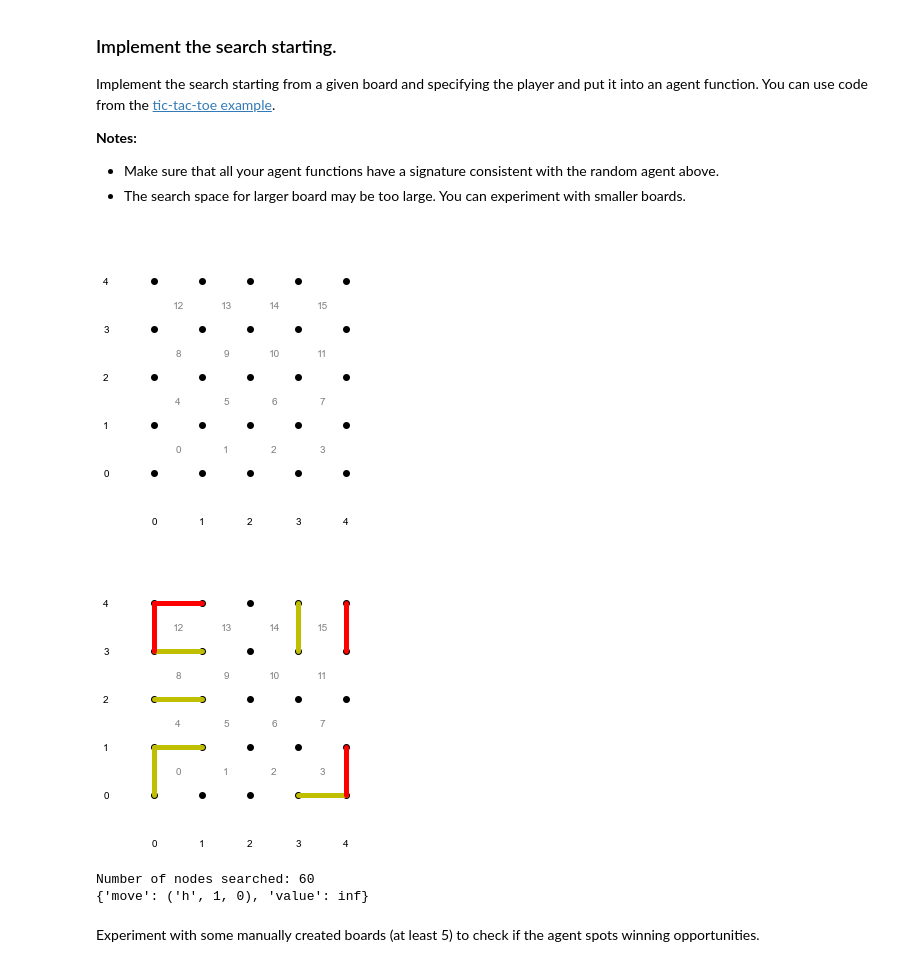
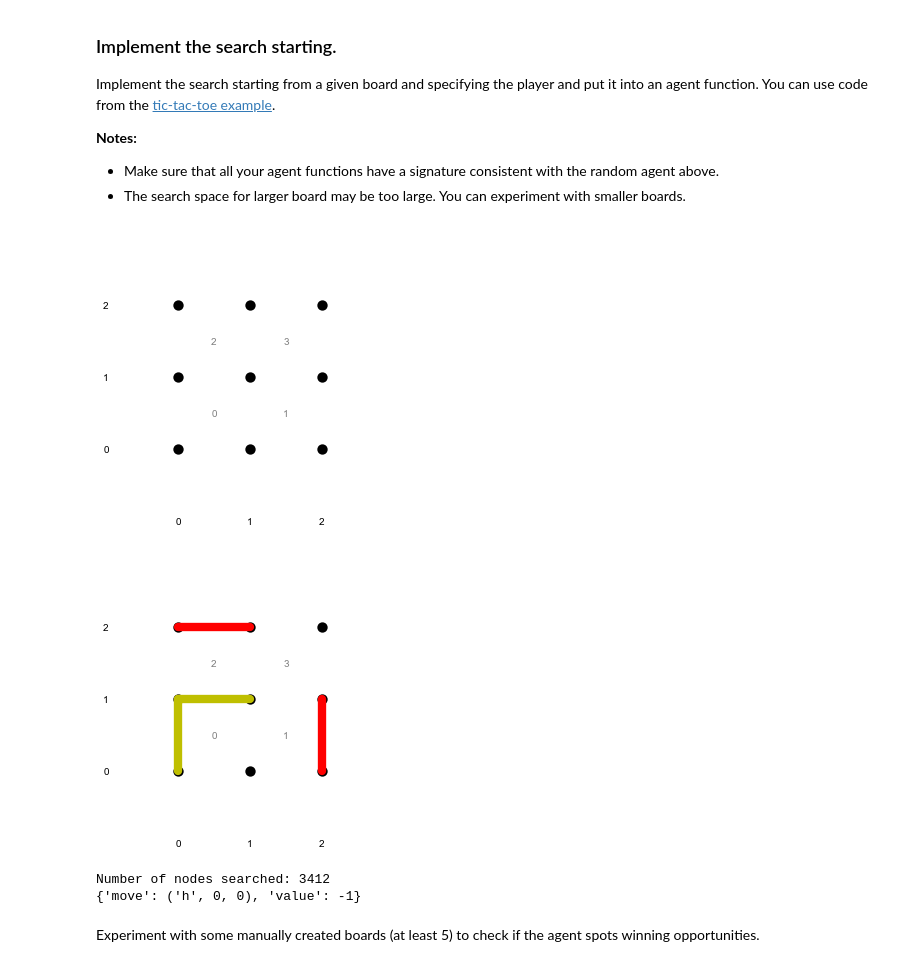
Before and after one commit to njding/CS7320-AI, a Jupyter notebook: Games/assignment_dots_and_boxes.ipynb, the cells around one changed output. Saved outputs shown, nothing was run; the diff lists cells and outputs as text; code cells hidden in the pictures.

```diff
--- a/Games/assignment_dots_and_boxes.ipynb
+++ b/Games/assignment_dots_and_boxes.ipynb
@@ -514,7 +514,7 @@ def other(player):
 
 def result(board, player, move):
 
-    board_new = board.copy()
+    board_new = copy.deepcopy(board)
     make_move(board_new, player, move)
 
     return board_new
@@ -809,45 +809,45 @@ def min_value_ab(state, player, alpha, beta):
             v, move = v2, a
             beta = min(beta, v)
         if v <= alpha:
             if DEBUG >= 2: print(f"     v<=alpha ({v}<={alpha}):"
                                  f" pruning remaining subtree "
                                  f"(actions). backtracking.")
             return v, move
 
     return v, move
-alpha_test = create_board(5,5)
+alpha_test = create_board(3,3)
 moves = [
      ("h", 0, 1),
-     ("h", 0, 4),
+     ("h", 0, 2),
     #("h", 0, 0),
-     ("h", 0, 3),
+     ("h", 0, 2),
      ("h", 0, 1),
      ("h", 0, 2),
-    ("v", 4, 3),
-     ("v", 3, 3),
-    ("v", 0, 3),
-     ("h", 3, 0),
-     ("v", 4, 0),
+    ("v", 2, 2),
+     ("v", 2, 2),
+    ("v", 0, 2),
+     ("h", 2, 0),
+     ("v", 2, 0),
     ("v", 0, 0),
 ]
 display(alpha_test)
 play(alpha_test,moves)
 display(alpha_test)
 print(alpha_beta_search(alpha_test))
 def alpha_beta_search_player(board, player=None):
     # temp_board = board.copy()
     # temp_moves = temp_board["moves"][0]
     # if temp_moves == None: return
     # second_board = create_board().
     # if(len(board['moves']) == 0): return True
         return alpha_beta_search(board.copy(),player = player)
 
 #display(alpha_beta_search_player(alpha_test))
 # %% [output]
-[figure, old version]
+[figure, new version]
-[figure, old version]
+[figure, new version]
-Number of nodes searched: 60
-{'move': ('h', 1, 0), 'value': inf}
+Number of nodes searched: 3412
+{'move': ('h', 0, 0), 'value': -1}
 # %% [markdown]
 Experiment with some manually created boards (at least 5) to check if the agent spots winning opportunities.
 # %%
```
Also changed, not shown: parts of 9 cells of this notebook.
